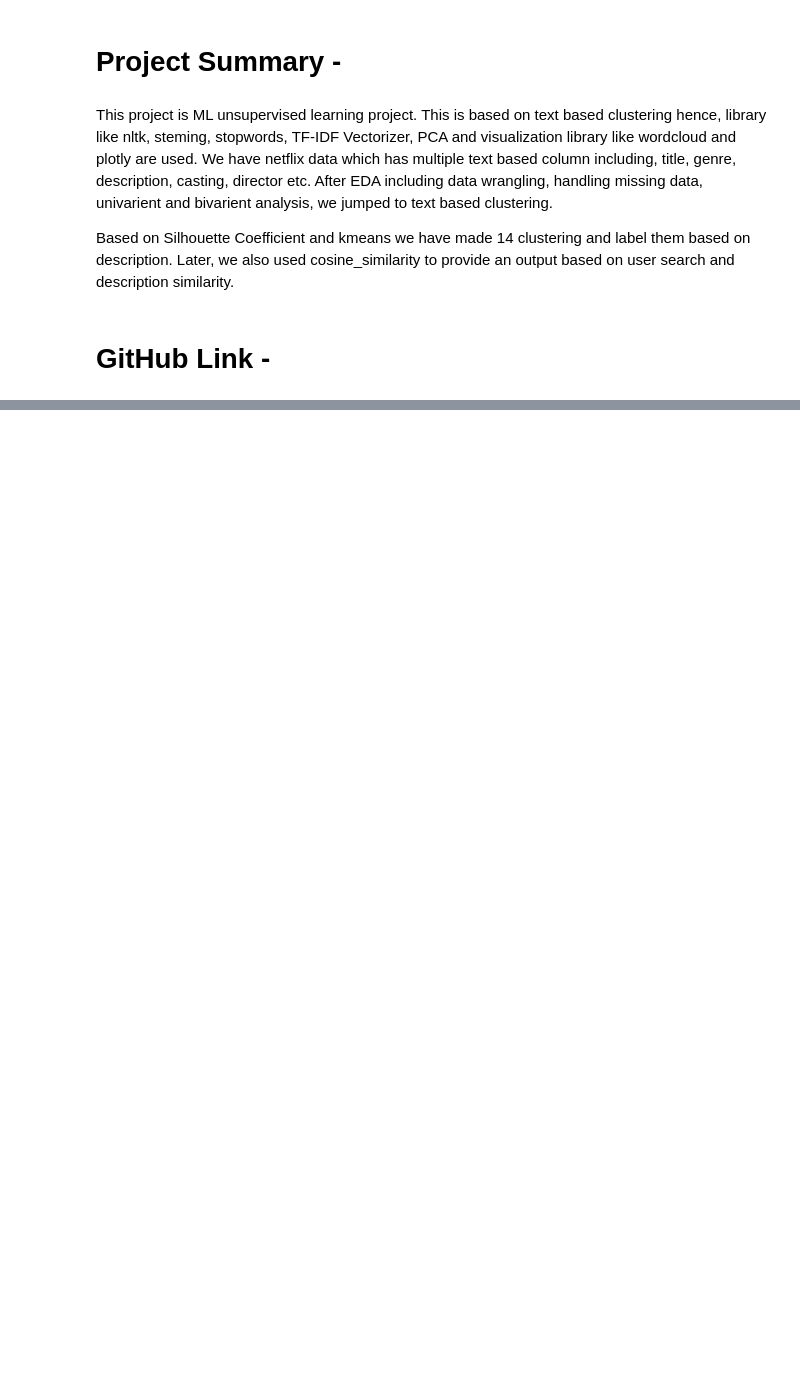
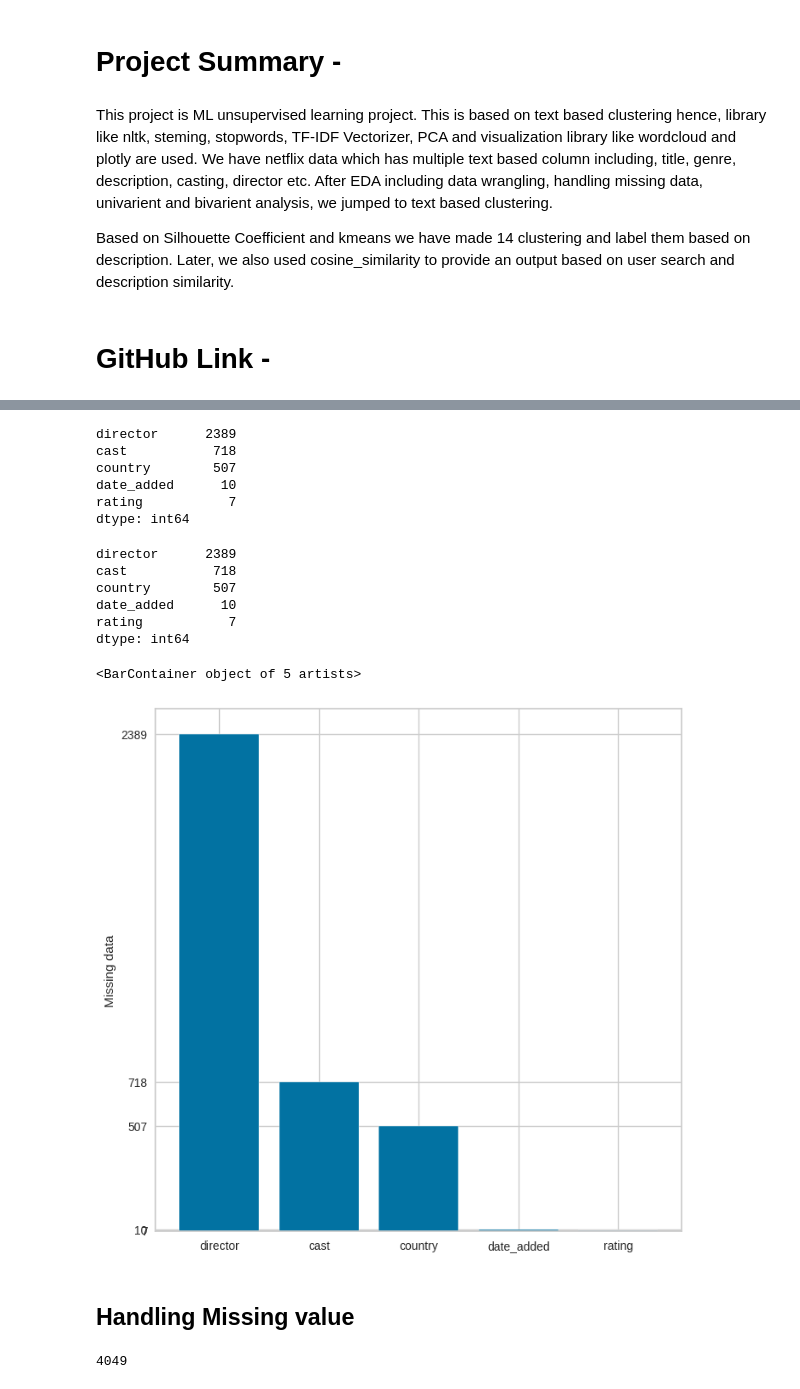
Before and after one commit to tousif99/Netyflix-Show-_Clustering, a Jupyter notebook: Unsupervised_Project_CODavengers.ipynb, the cells around one changed output, grey strips where cells are left out. Saved outputs shown, nothing was run; the diff lists cells and outputs as text; code cells hidden in the pictures; blank space fills up the shorter version.

```diff
--- a/Unsupervised_Project_CODavengers.ipynb
+++ b/Unsupervised_Project_CODavengers.ipynb
@@ -21,0 +96,2 @@ Based on Silhouette Coefficient and kmeans we have made 14 clustering and label
+# %%
+df = pd.read_csv("/content/drive/MyDrive/Netflix data/NETFLIX MOVIES AND TV SHOWS CLUSTERING.csv")
@@ -21,0 +131,36 @@ Based on Silhouette Coefficient and kmeans we have made 14 clustering and label
+# %%
+# Finding out null columns only
+df.isnull().sum()[df.isnull().sum().sort_values(ascending = False) != 0]
+# %% [output]
+director      2389
+cast           718
+country        507
+date_added      10
+rating           7
+dtype: int64
+# %%
+null_columns = df.isnull().sum()[df.isnull().sum().sort_values(ascending = False) != 0]
+# %%
+null_columns
+# %% [output]
+director      2389
+cast           718
+country        507
+date_added      10
+rating           7
+dtype: int64
+# %%
+plt.figure(figsize = (8,8))
+plt.xticks(np.arange(len(null_columns)),null_columns.index, rotation = 0)
+plt.yticks(null_columns,rotation=0)
+plt.ylabel('Missing data')
+plt.bar(np.arange(len(null_columns)), null_columns)
+# %% [output]
+<BarContainer object of 5 artists>
+[figure, added]
+# %% [markdown]
+## <b> Handling Missing value
+# %%
+df.director.nunique()
+# %% [output]
+4049
```
Also changed, not shown: parts of 209 cells of this notebook.
